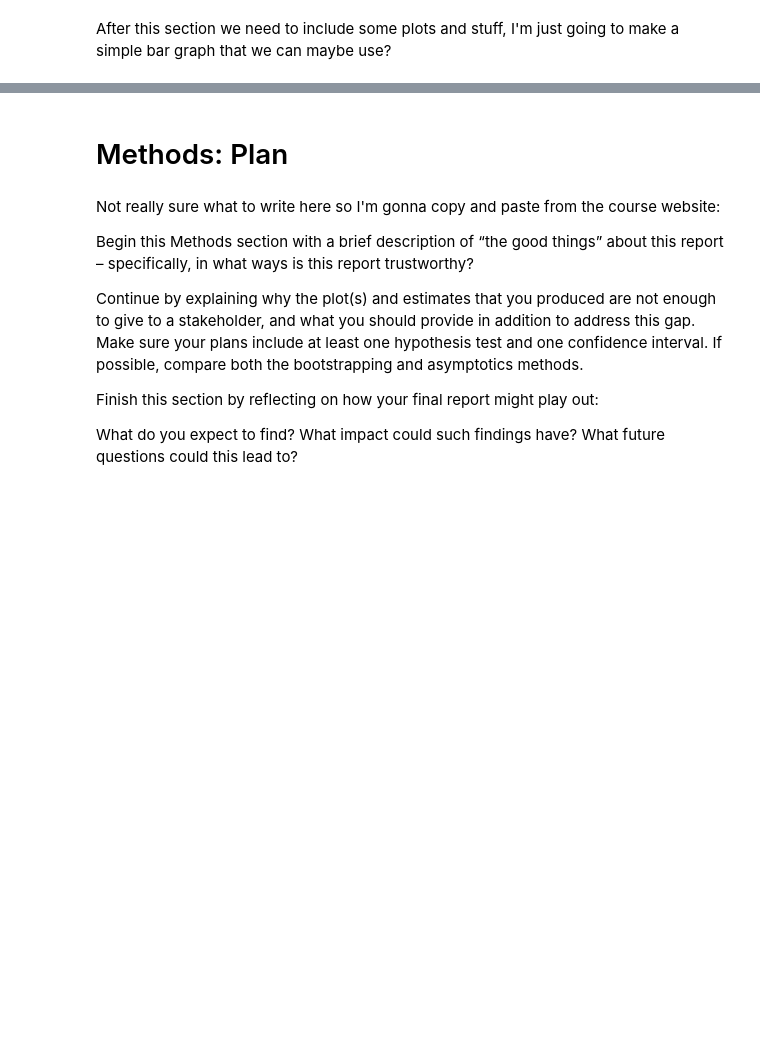
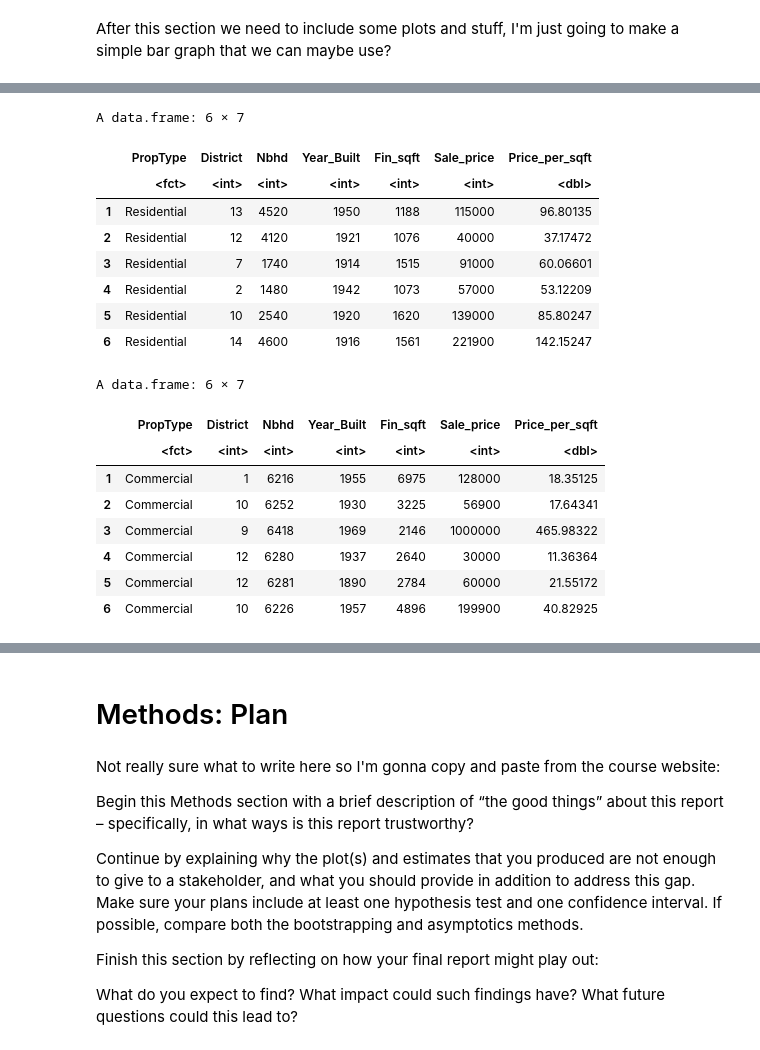
Before and after one commit to mhuang306/STAT-201-proj, a Jupyter notebook: Project Proposal.ipynb, the cells around one changed output, grey strips where cells are left out. Cells and saved outputs as stored; diff of their text form; code cells hidden in the pictures; blank space fills up the shorter version.

```diff
--- a/Project Proposal.ipynb
+++ b/Project Proposal.ipynb
@@ -75,0 +100,27 @@ prop_type_bar
+# %%
+Residential_data <- housing_data |>
+filter(PropType == "Residential")
+Commerical_data <- housing_data |>
+filter(PropType == "Commercial")
+
+head(Residential_data)
+head(Commerical_data)
+# %% [output]
+A data.frame: 6 × 7
+|  | PropType | District | Nbhd | Year_Built | Fin_sqft | Sale_price | Price_per_sqft |
+|  | <fct> | <int> | <int> | <int> | <int> | <int> | <dbl> |
+| 1 | Residential | 13 | 4520 | 1950 | 1188 | 115000 | 96.80135 |
+| 2 | Residential | 12 | 4120 | 1921 | 1076 | 40000 | 37.17472 |
+| 3 | Residential | 7 | 1740 | 1914 | 1515 | 91000 | 60.06601 |
+| 4 | Residential | 2 | 1480 | 1942 | 1073 | 57000 | 53.12209 |
+| 5 | Residential | 10 | 2540 | 1920 | 1620 | 139000 | 85.80247 |
+| 6 | Residential | 14 | 4600 | 1916 | 1561 | 221900 | 142.15247 |
+A data.frame: 6 × 7
+|  | PropType | District | Nbhd | Year_Built | Fin_sqft | Sale_price | Price_per_sqft |
+|  | <fct> | <int> | <int> | <int> | <int> | <int> | <dbl> |
+| 1 | Commercial | 1 | 6216 | 1955 | 6975 | 128000 | 18.35125 |
+| 2 | Commercial | 10 | 6252 | 1930 | 3225 | 56900 | 17.64341 |
+| 3 | Commercial | 9 | 6418 | 1969 | 2146 | 1000000 | 465.98322 |
+| 4 | Commercial | 12 | 6280 | 1937 | 2640 | 30000 | 11.36364 |
+| 5 | Commercial | 12 | 6281 | 1890 | 2784 | 60000 | 21.55172 |
+| 6 | Commercial | 10 | 6226 | 1957 | 4896 | 199900 | 40.82925 |
```
Also changed, not shown: parts of 5 cells of this notebook.
